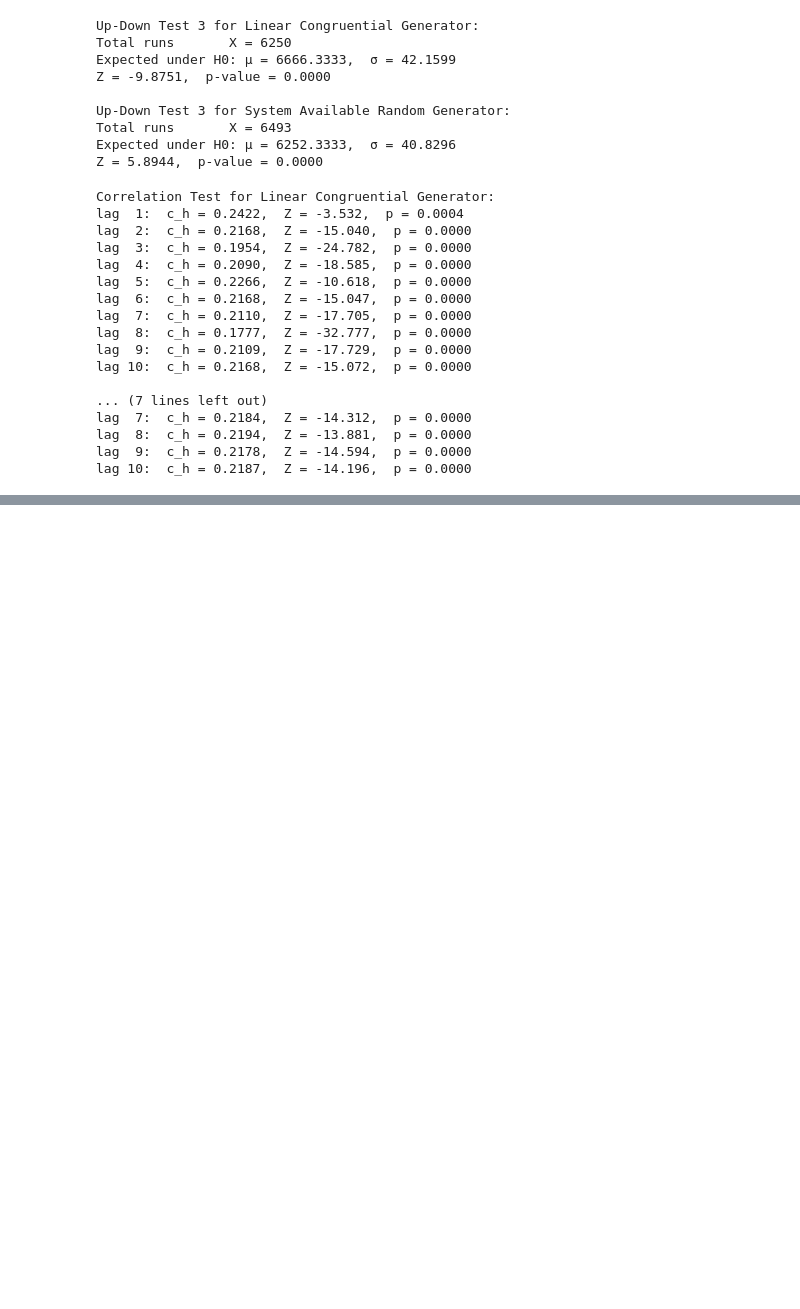
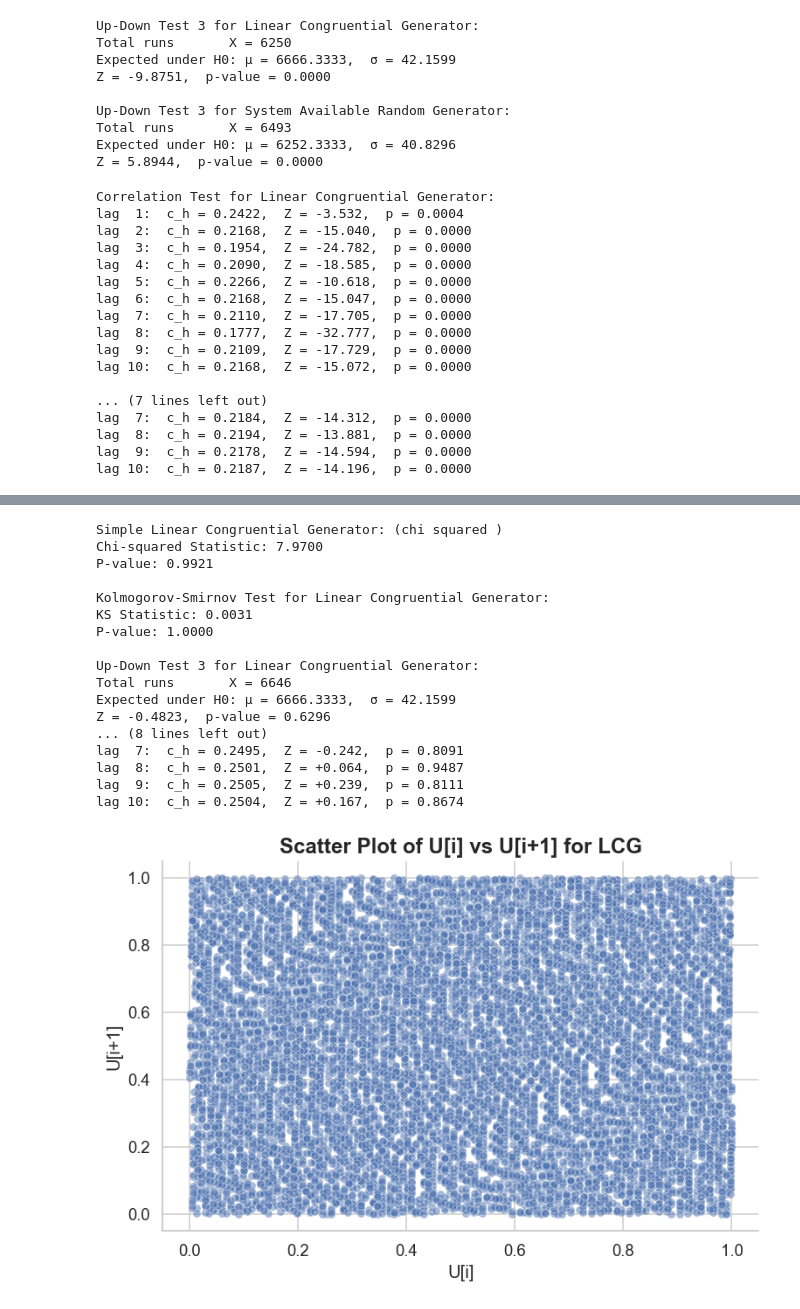
Before and after one commit to linusjuni/stochastic-simulation, a Jupyter notebook: exercises/day1/ex1.ipynb, the cells around one changed output, grey strips where cells are left out. Cells and saved outputs as stored; diff of their text form; code cells hidden in the pictures; blank space fills up the shorter version.

```diff
--- a/exercises/day1/ex1.ipynb
+++ b/exercises/day1/ex1.ipynb
@@ -120,7 +120,7 @@ def above_below_test(output):
 
     # Z-score, then two-sided p-value from the Normal CDF
     Z       = (T - mu) / sigma
-    p_value = 2 * (norm.sf(-abs(Z)))
+    p_value = 2 * (norm.sf(abs(Z)))
 
     print(f"Above median: {n1}, Below median: {n2}")
     print(f"Observed runs  T = {T}")
@@ -284,0 +319,38 @@ lag 10:  c_h = 0.2187,  Z = -14.196,  p = 0.0000
+# %%
+# Run all tests again with the new LCG parameters
+print("Simple Linear Congruential Generator: (chi squared )")
+run_and_display_chi_squared_test(output, bins=21)
+
+print("\nKolmogorov-Smirnov Test for Linear Congruential Generator:")
+run_and_display_kolmogorov_smirnov_test(output)
+
+print("\nUp-Down Test 3 for Linear Congruential Generator:")
+X, Z, p_value = up_down_test_3(output)
+
+print("\nCorrelation Test for Linear Congruential Generator:")
+U = output / M
+correlation_test(U)
+sns.scatterplot(x=U[:-1], y=U[1:], alpha=0.5)
+plt.title("Scatter Plot of U[i] vs U[i+1] for LCG")
+plt.xlabel("U[i]")
+plt.ylabel("U[i+1]")
+plt.show()
+# %% [output]
+Simple Linear Congruential Generator: (chi squared )
+Chi-squared Statistic: 7.9700
+P-value: 0.9921
+
+Kolmogorov-Smirnov Test for Linear Congruential Generator:
+KS Statistic: 0.0031
+P-value: 1.0000
+
+Up-Down Test 3 for Linear Congruential Generator:
+Total runs       X = 6646
+Expected under H0: μ = 6666.3333,  σ = 42.1599
+Z = -0.4823,  p-value = 0.6296
+... (8 lines left out)
+lag  7:  c_h = 0.2495,  Z = -0.242,  p = 0.8091
+lag  8:  c_h = 0.2501,  Z = +0.064,  p = 0.9487
+lag  9:  c_h = 0.2505,  Z = +0.239,  p = 0.8111
+lag 10:  c_h = 0.2504,  Z = +0.167,  p = 0.8674
+[figure, added]
```
Also changed, not shown: parts of 10 cells of this notebook, 2 other files.
